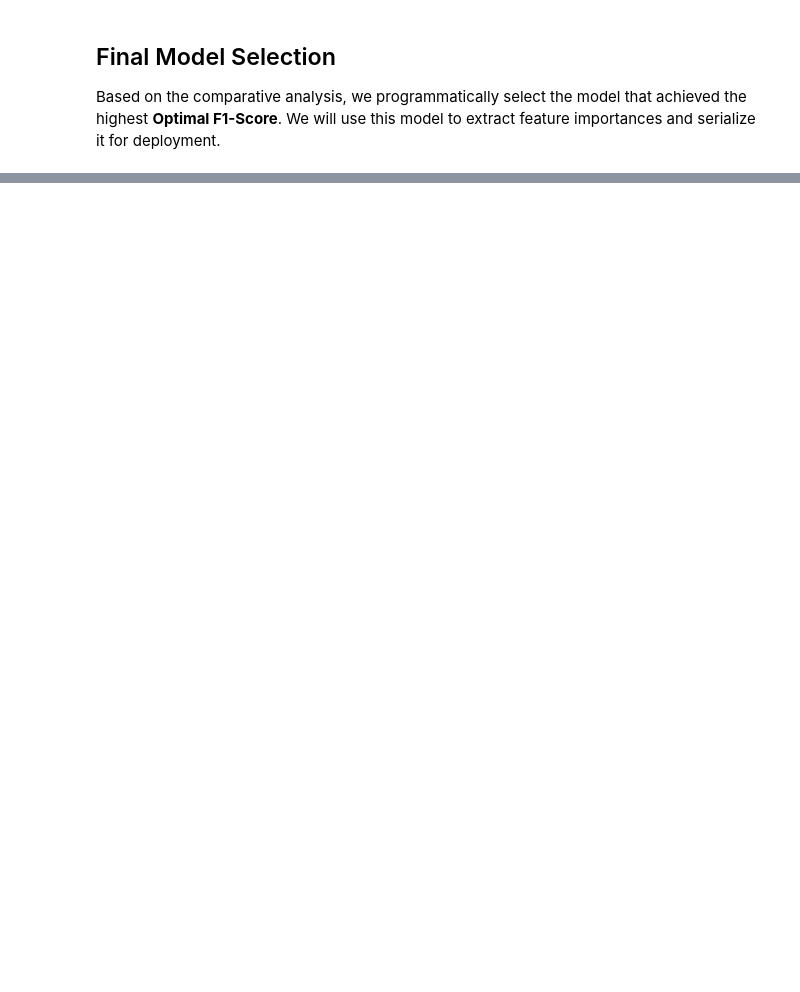
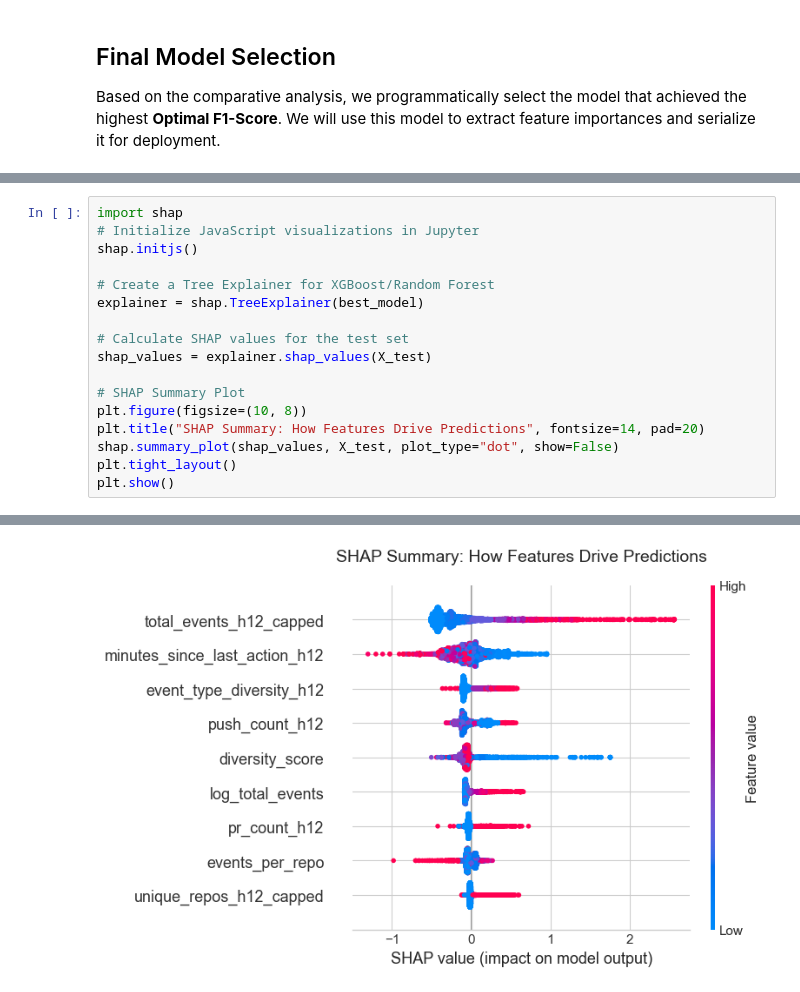
Before and after one commit to imsofial/data_mining_project, a Jupyter notebook: modeling_and_evaluation.ipynb, the cells around one changed output, grey strips where cells are left out. Drawn from its saved outputs; the diff is of its cells as text; blank space fills up the shorter version.

```diff
--- a/modeling_and_evaluation.ipynb
+++ b/modeling_and_evaluation.ipynb
@@ -260,0 +304,18 @@ display(coef_df[['Feature', 'Coefficient']].head(5))
+# %%
+import shap
+# Initialize JavaScript visualizations in Jupyter
+shap.initjs()
+
+# Create a Tree Explainer for XGBoost/Random Forest
+explainer = shap.TreeExplainer(best_model)
+
+# Calculate SHAP values for the test set
+shap_values = explainer.shap_values(X_test)
+
+# SHAP Summary Plot
+plt.figure(figsize=(10, 8))
+plt.title("SHAP Summary: How Features Drive Predictions", fontsize=14, pad=20)
+shap.summary_plot(shap_values, X_test, plot_type="dot", show=False)
+plt.tight_layout()
+plt.show()
+# %% [output]
@@ -260,0 +323 @@ display(coef_df[['Feature', 'Coefficient']].head(5))
+[figure, added]
```
Also changed, not shown: parts of 17 cells of this notebook, 9 other files.
